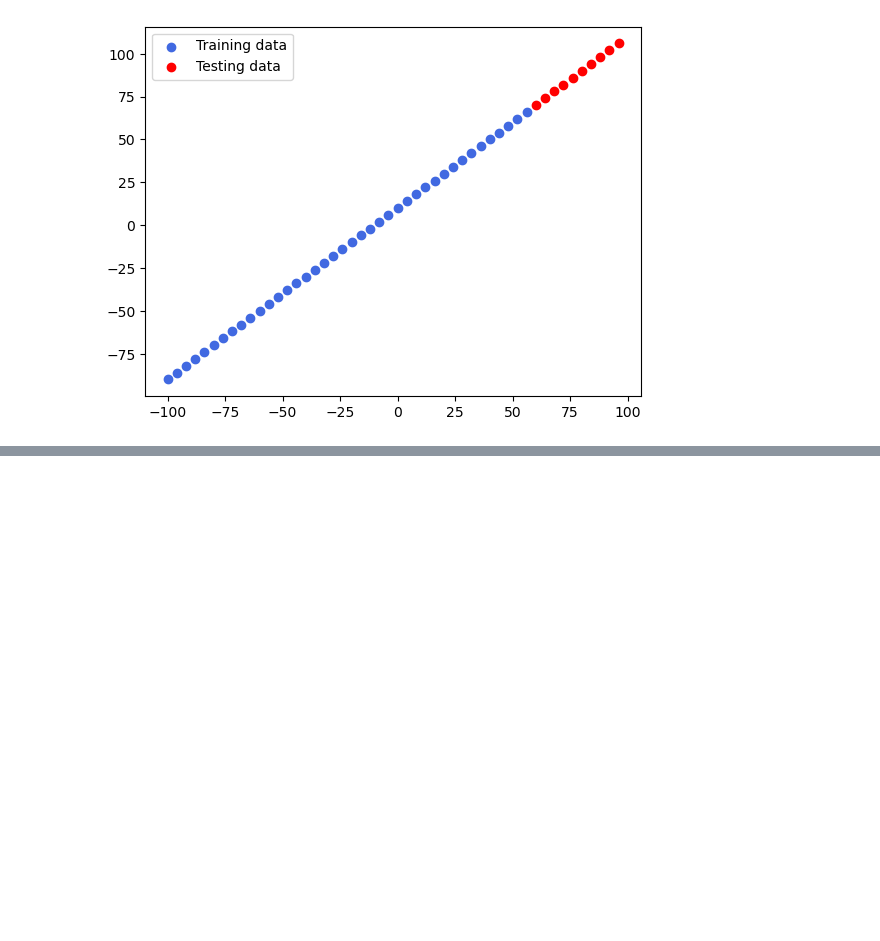
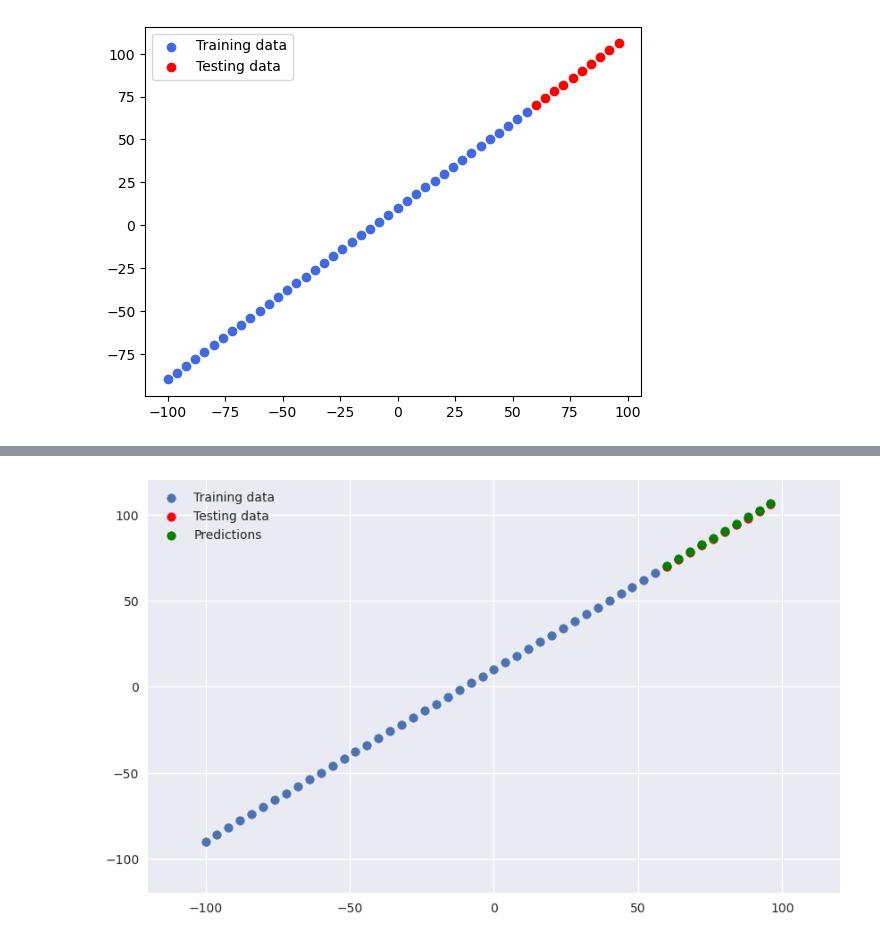
Before and after one commit to alchemistbg/udemy-tensorflow-developer-certificate-bootcamp, a Jupyter notebook: Section-03/Regression_with_tensorflow.ipynb, the cells around one changed output, grey strips where cells are left out. Saved outputs shown, nothing was run; the diff lists cells and outputs as text; code cells hidden in the pictures; blank space fills up the shorter version.

```diff
--- a/Section-03/Regression_with_tensorflow.ipynb
+++ b/Section-03/Regression_with_tensorflow.ipynb
@@ -446,0 +459,18 @@ y2_test, y2_pred
+# %%
+def plot_predictions(train_data, train_labels, test_data, test_labels, predictions):
+    plt.figure(figsize = (10, 6))
+    plt.style.use('seaborn-v0_8')
+    # Scatter the training data
+    plt.scatter(x = train_data, y = train_labels, label = 'Training data')
+    # Scatter the testing data
+    plt.scatter(x = test_data, y = test_labels, label = 'Testing data', c = 'red')
+    # Scatter the predictions
+    plt.scatter(x = test_data, y = predictions, label = 'Predictions', c = 'green')
+    plt.xlim(-120, 120)
+    plt.ylim(-120, 120)
+    plt.legend()
+    plt.show()
+# %%
+plot_predictions(X2_train, y2_train, X2_test, y2_test, y2_pred)
+# %% [output]
+[figure, added]
```
Also changed, not shown: parts of 32 cells of this notebook, 1 other file.
